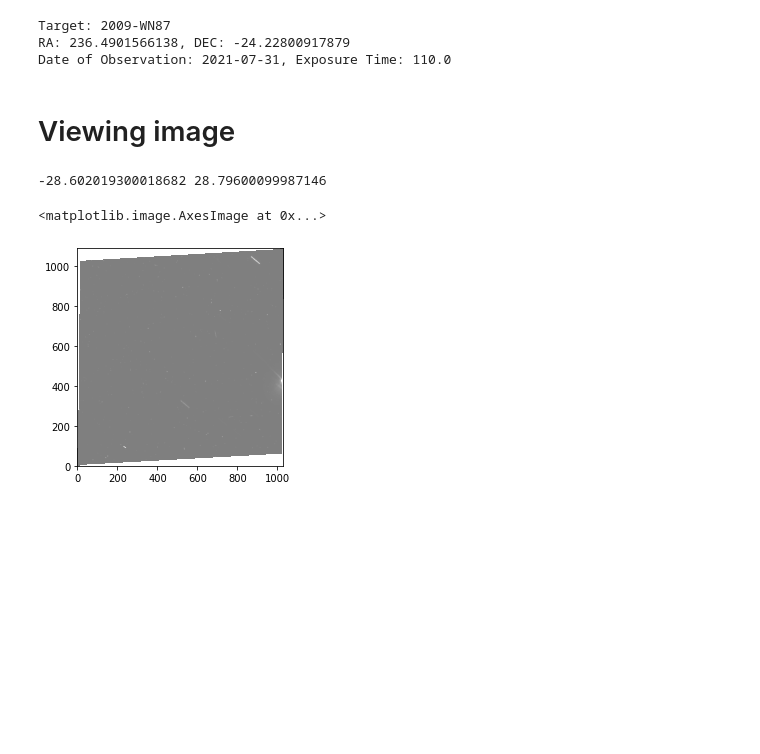
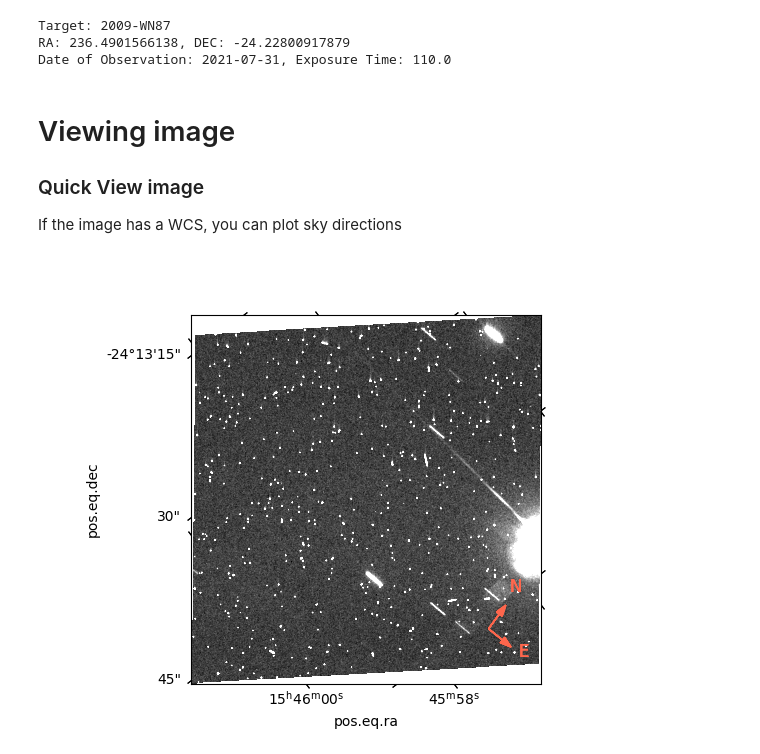
Before and after one commit to mdepra/pedra, a Jupyter notebook: notebooks/Load Image.ipynb, the cells around one changed output. Drawn from its saved outputs; the diff is of its cells as text; code cells hidden in the pictures; blank space fills up the shorter version.

```diff
--- a/notebooks/Load Image.ipynb
+++ b/notebooks/Load Image.ipynb
@@ -82,9 +97,11 @@ RA: 236.4901566138, DEC: -24.22800917879
 Date of Observation: 2021-07-31, Exposure Time: 110.0
 # %% [markdown]
 # Viewing image
+
+### Quick View image
+
+If the image has a WCS, you can plot sky directions
 # %%
-img.view()
+img.view(cardinal='NE', show=True);
 # %% [output]
--28.602019300018682 28.79600099987146
-<matplotlib.image.AxesImage at 0x...>
-[figure, old version]
+[figure, new version]
```
Also changed, not shown: parts of 8 cells of this notebook, 2 other files.
